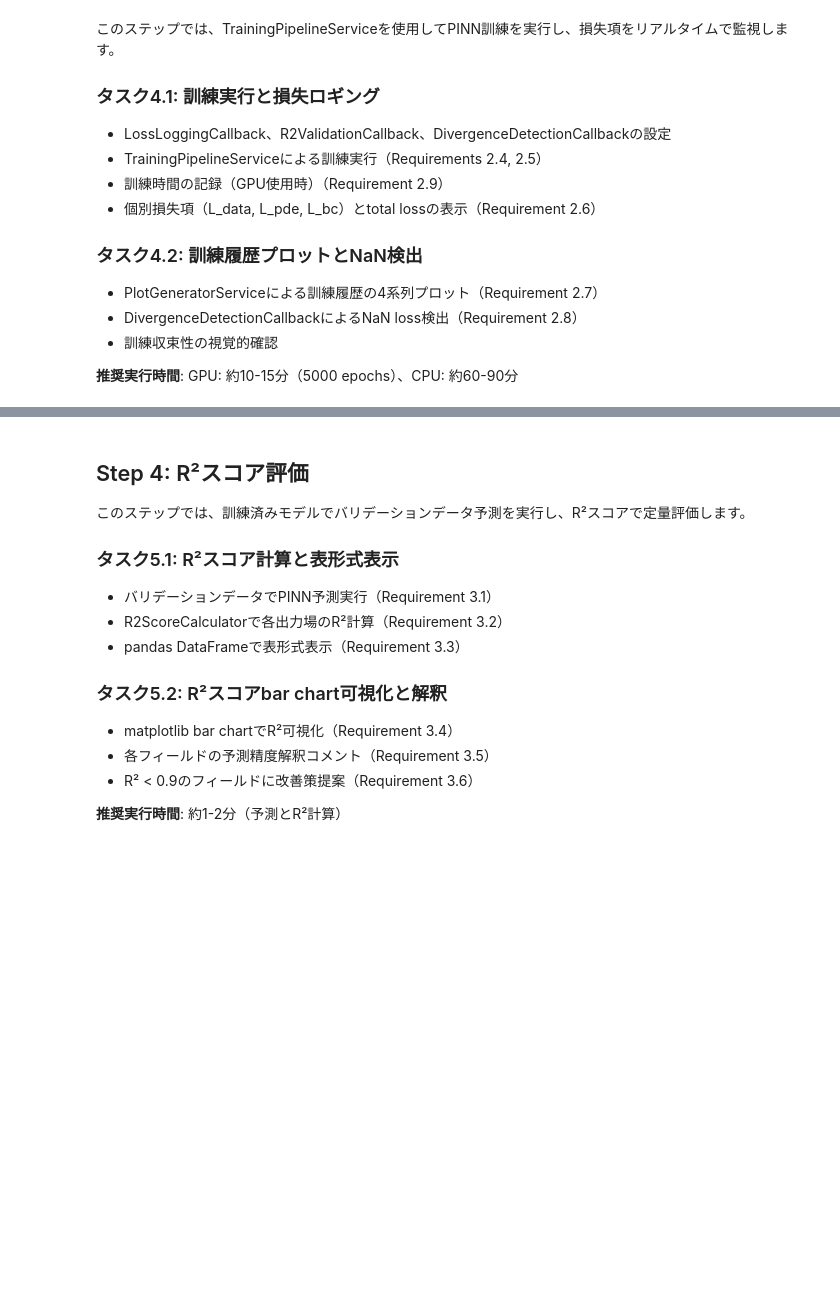
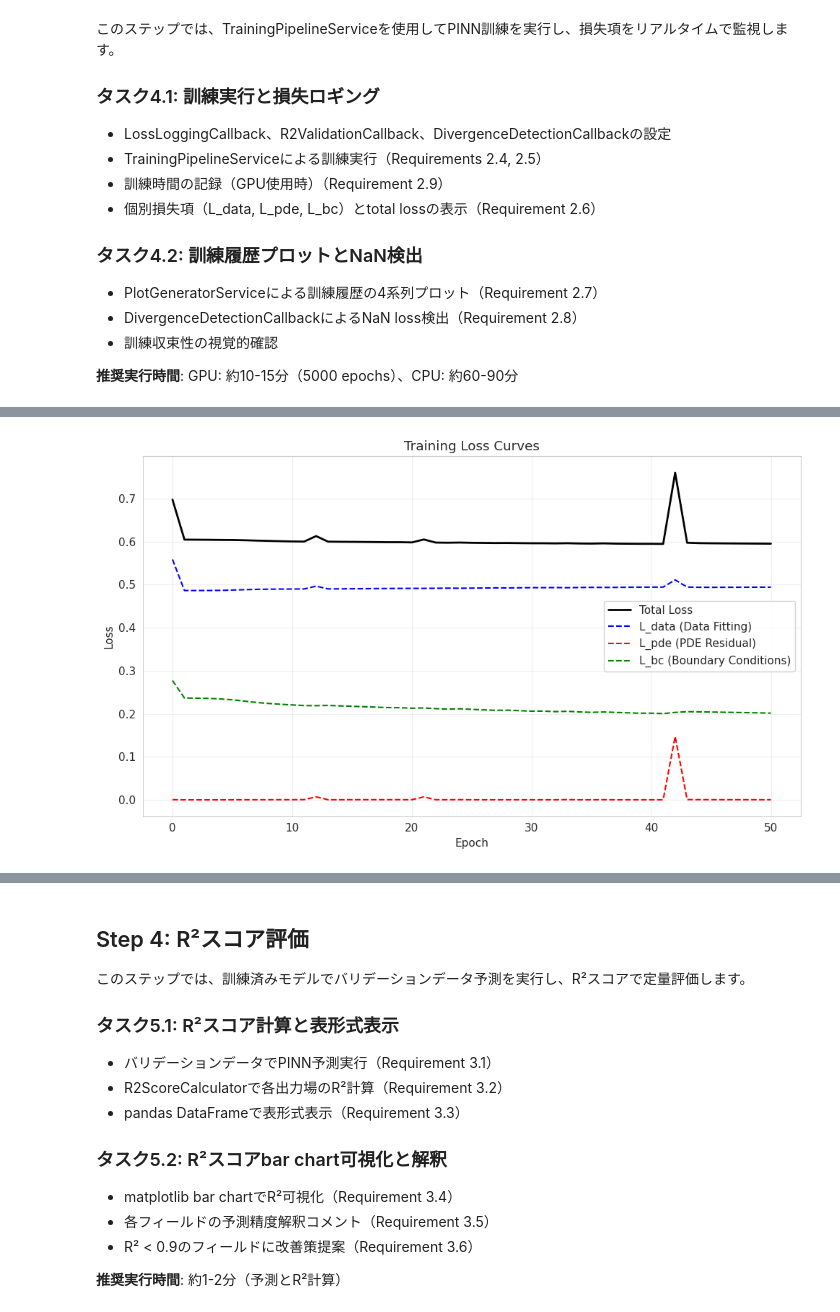
Before and after one commit to FujiiKotaro/PINN, a Jupyter notebook: notebooks/pinn_2d_forward_validation.ipynb, the cells around one changed output, grey strips where cells are left out. Saved outputs shown, nothing was run; the diff lists cells and outputs as text; code cells hidden in the pictures; blank space fills up the shorter version.

```diff
--- a/notebooks/pinn_2d_forward_validation.ipynb
+++ b/notebooks/pinn_2d_forward_validation.ipynb
@@ -387,14 +814,64 @@ print("\n✓ Training execution complete (Task 4.1)")
 # %%
 # Task 4.2: Training history plot and convergence check (Requirement 2.7)
+
+# Debug: Check history type and shape
+print("Debug information:")
+print(f"  history type: {type(history)}")
+print(f"  history shape/length: {history.shape if hasattr(history, 'shape') else len(history)}")
+
+# Convert history array to dictionary format for plotting
+# history is a 2D array: (n_epochs, n_losses) where n_losses = 3 (data, pde, bc)
+if isinstance(history, np.ndarray):
+    # NumPy array format
+    history_dict = {
+        "L_data": history[:, 0] if history.ndim > 1 and history.shape[1] > 0 else history,
+        "L_pde": history[:, 1] if history.ndim > 1 and history.shape[1] > 1 else np.zeros(len(history)),
+        "L_bc": history[:, 2] if history.ndim > 1 and history.shape[1] > 2 else np.zeros(len(history)),
+    }
+elif isinstance(history, list):
+    # List of arrays format
+    if len(history) > 0 and isinstance(history[0], (list, np.ndarray)):
+        # List of loss arrays
+        history_array = np.array(history)
+        history_dict = {
+            "L_data": history_array[:, 0] if history_array.shape[1] > 0 else history_array,
+            "L_pde": history_array[:, 1] if history_array.shape[1] > 1 else np.zeros(len(history_array)),
+            "L_bc": history_array[:, 2] if history_array.shape[1] > 2 else np.zeros(len(history_array)),
+        }
+    else:
+        # Single loss values (old format)
+        history_dict = {
+            "total_loss": np.array(history),
+            "L_data": np.array(history),
+            "L_pde": np.zeros(len(history)),
+            "L_bc": np.zeros(len(history)),
+        }
+else:
+    # Already a dict
+    history_dict = history
+
+# Calculate total loss as sum of weighted losses
+total_loss = (
+    data_weight * np.array(history_dict["L_data"])
+    + pde_weight * np.array(history_dict["L_pde"])
+    + bc_weight * np.array(history_dict["L_bc"])
+)
+history_dict["total_loss"] = total_loss
+
+print(f"\nConverted history to dict:")
+print(f"  - Data loss samples: {len(history_dict['L_data'])}")
+print(f"  - PDE loss samples: {len(history_dict['L_pde'])}")
+print(f"  - BC loss samples: {len(history_dict['L_bc'])}")
+print(f"  - Total loss samples: {len(history_dict['total_loss'])}")
 
 # Create plot generator service
 plot_generator = PlotGeneratorService()
 
 # Plot training curves with 4 series: L_data, L_pde, L_bc, Total loss (Requirement 2.7)
-print("Generating training history plot...")
+print("\nGenerating training history plot...")
 
 fig, ax = plot_generator.plot_training_curves(
-    history=history,
+    history=history_dict,
     save_path=output_dir / "training_history.png",
     log_scale=False,  # Linear scale for better visual interpretation
 )
@@ -406,36 +883,28 @@ print(f"✓ Training history plot saved to: {output_dir / 'training_history.png'
 
 # Visual convergence check (Requirement 2.7)
 print("\nTraining convergence analysis:")
-if history and "total_loss" in history and len(history["total_loss"]) > 100:
-    initial_loss = history["total_loss"][0]
-    final_loss = history["total_loss"][-1]
-    loss_reduction = (initial_loss - final_loss) / initial_loss * 100
+if len(history_dict["total_loss"]) > 100:
+    initial_loss = float(history_dict["total_loss"][0])
+    final_loss = float(history_dict["total_loss"][-1])
+    reduction = (initial_loss - final_loss) / initial_loss * 100
 
     print(f"  Initial total loss: {initial_loss:.6e}")
     print(f"  Final total loss: {final_loss:.6e}")
-    print(f"  Loss reduction: {loss_reduction:.2f}%")
+    print(f"  Loss reduction: {reduction:.2f}%")
 
-    if loss_reduction > 50:
-        print("  ✓ Good convergence: Loss reduced by >50%")
-    elif loss_reduction > 20:
-        print("  ⚠ Moderate convergence: Loss reduced by >20% but <50%")
-        print("    Recommendation: Consider increasing epochs or adjusting learning rate")
+    # Check convergence criterion
+    if reduction > 50:
+        print("  ✓ Training converged well (>50% reduction)")
+    elif reduction > 20:
+        print("  ⚠ Moderate convergence (20-50% reduction)")
     else:
-        print("  ✗ Poor convergence: Loss reduced by <20%")
-        print("    Recommendation: Check loss weights, learning rate, or network architecture")
-else:
-    print("  Warning: Insufficient training history for convergence analysis")
+        print("  ✗ Poor convergence (<20% reduction) - consider longer training")
 
-# Check if DivergenceDetectionCallback detected any issues (Requirement 2.8)
-divergence_diagnostic_path = output_dir / "divergence_diagnostic.json"
-if divergence_diagnostic_path.exists():
-    print("\n⚠ WARNING: NaN loss detected during training!")
-    print(f"  Diagnostic file: {divergence_diagnostic_path}")
-    print("  Recommendations:")
-    print("    - Reduce learning rate (try 0.0001 instead of 0.001)")
-    print("    - Adjust loss weights (try w_pde=0.1 if PDE loss dominates)")
-    print("    - Check input data normalization")
-else:
-    print("\n✓ No NaN loss detected - training was stable")
+    # Check individual loss components
+    print("\nFinal loss components:")
+    print(f"  Data loss: {float(history_dict['L_data'][-1]):.6e}")
+    print(f"  PDE loss: {float(history_dict['L_pde'][-1]):.6e}")
+    print(f"  BC loss: {float(history_dict['L_bc'][-1]):.6e}")
 
 print("\n✓ Training history visualization complete (Task 4.2)")
+# %% [output]
@@ -441,0 +922 @@ print("\n✓ Training history visualization complete (Task 4.2)")
+[figure, added]
```
Also changed, not shown: parts of 8 cells of this notebook, 10 other files.
